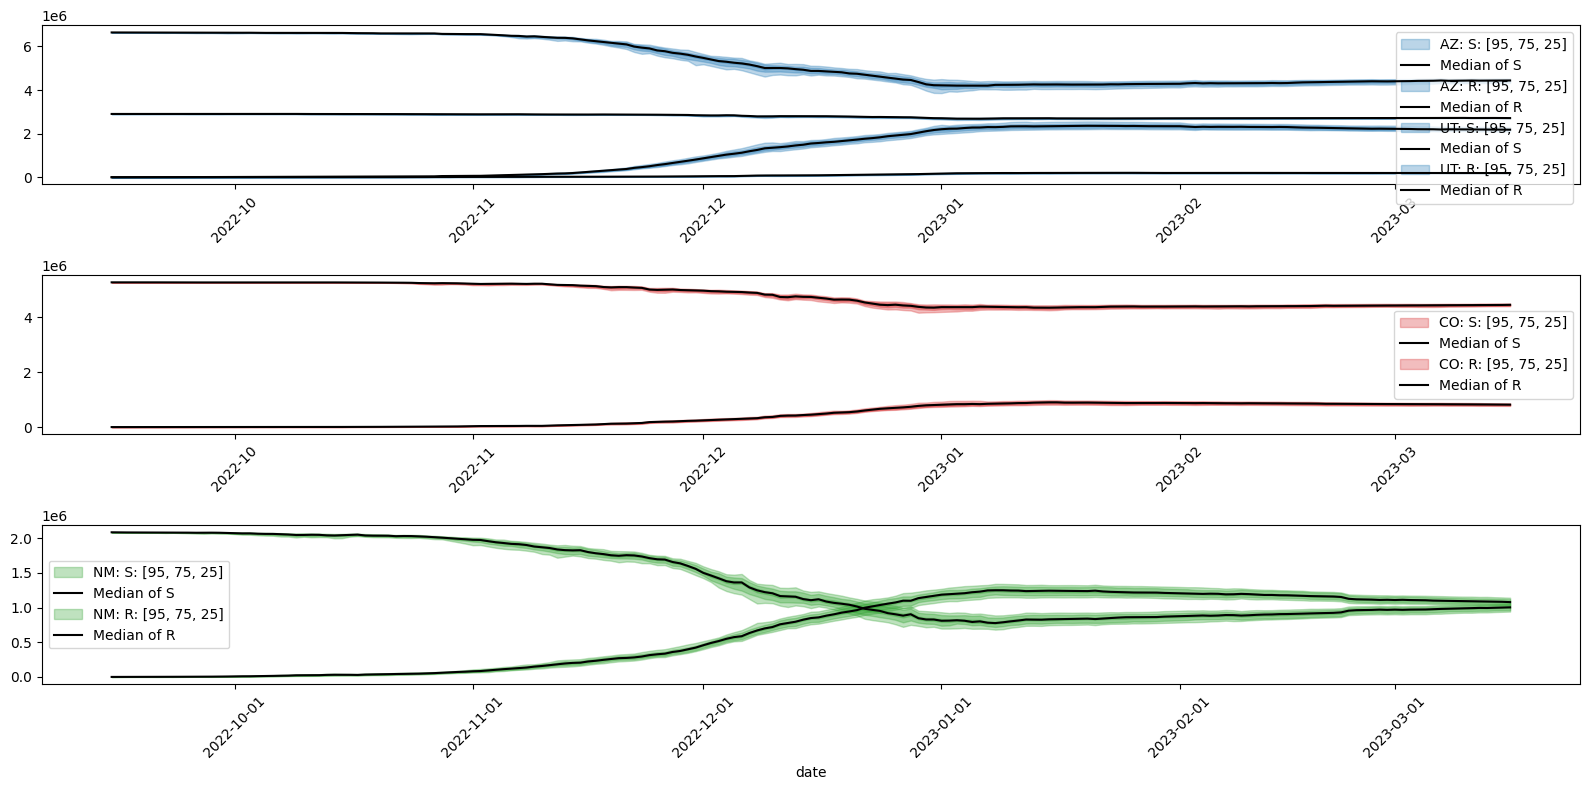
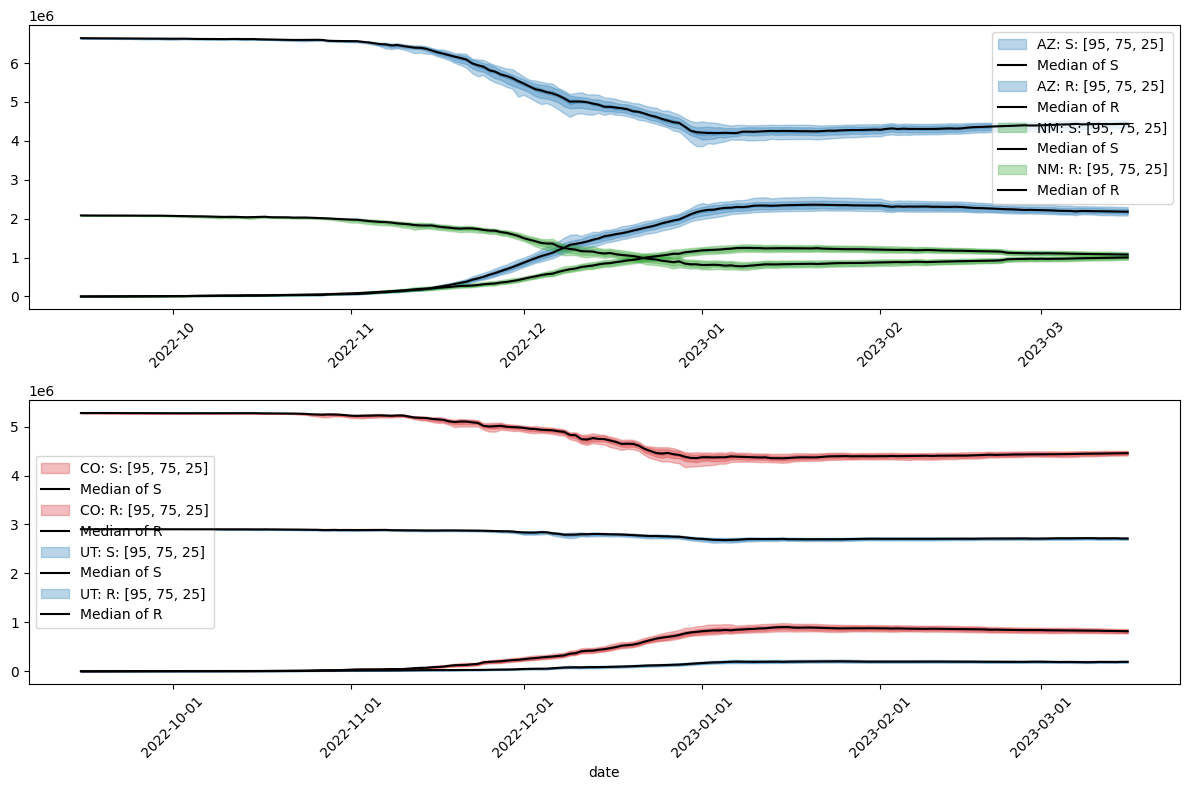
The change to this notebook cell's code, shown as a diff; its figure went from the first image to the second:
--- before
+++ after
@@ -1,3 +1,3 @@
-fig, axes = plt.subplots(nrows=3, ncols=1, figsize=(16, 8))
+fig, axes = plt.subplots(nrows=2, ncols=1, figsize=(12, 8))
 geo = rume.scope.select.all()
 time = rume.time_frame.select.all().group('day').agg()

Commit: Added KDE.